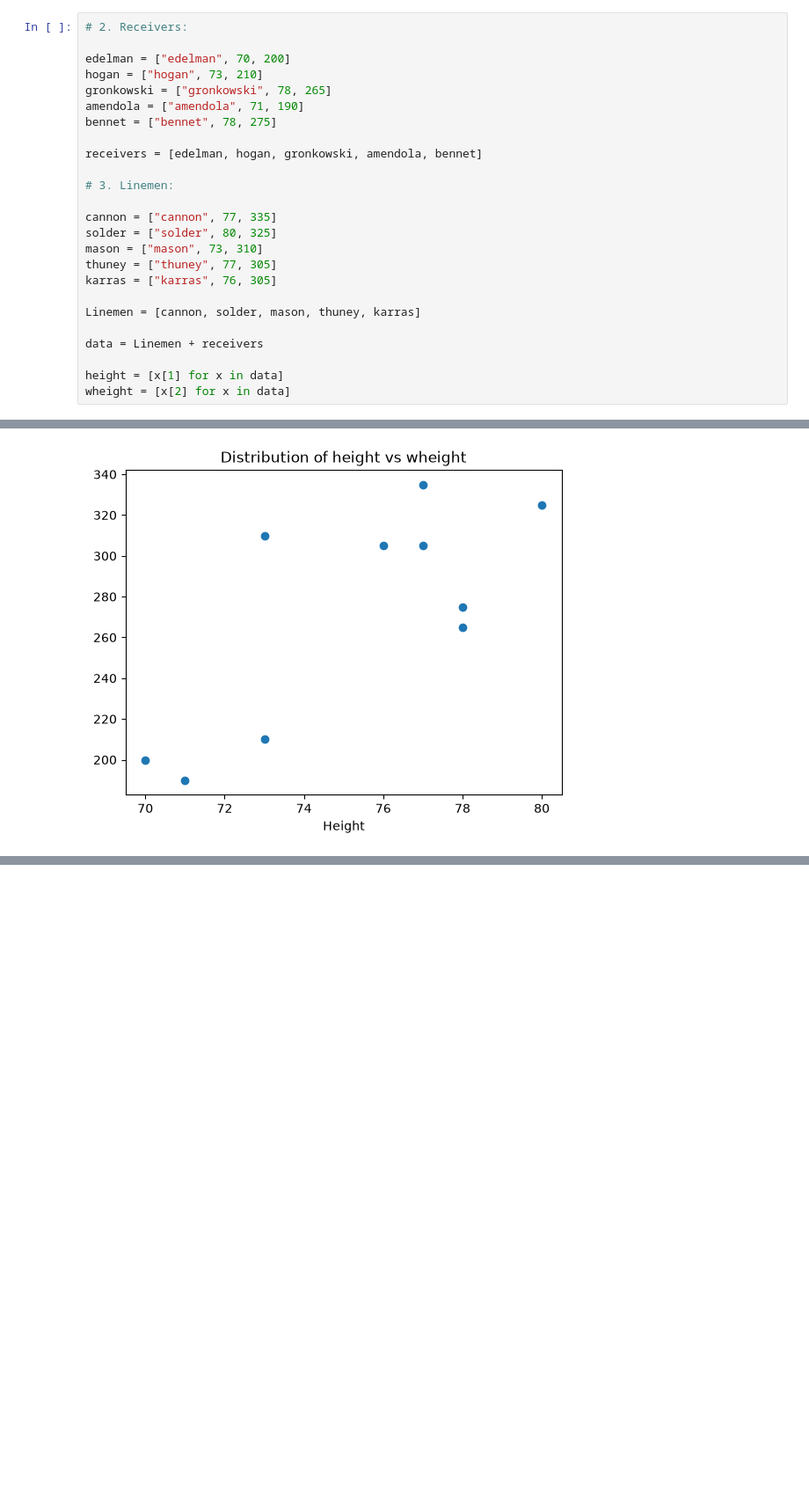
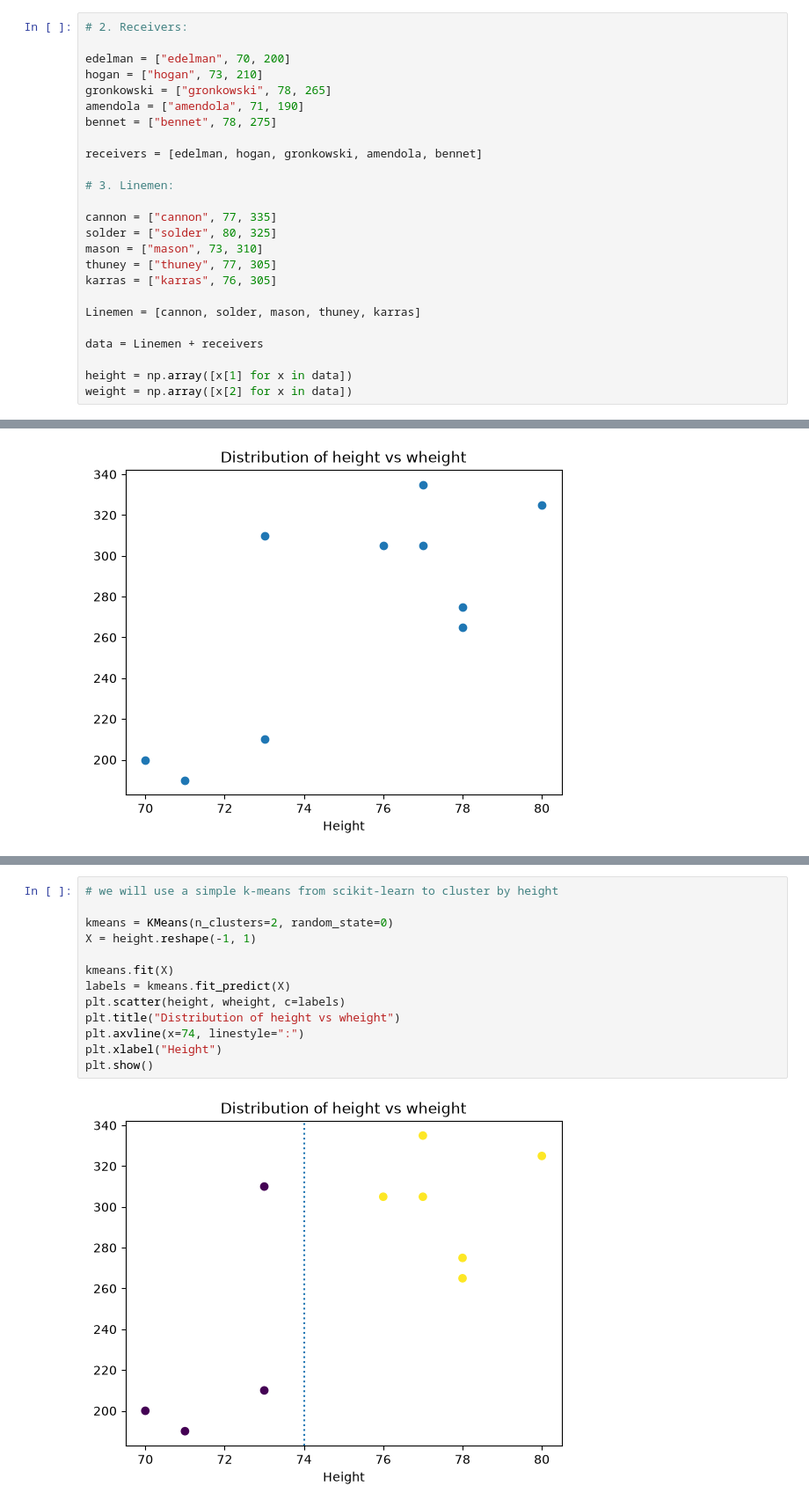
Before and after one commit to FerCorcuera/mit-datascience-6.0002, a Jupyter notebook: notes/11_Introduction_to_ML.ipynb, the cells around one changed output, grey strips where cells are left out. Shown at 88% size. Drawn from its saved outputs; the diff is of its cells as text; blank space fills up the shorter version.

```diff
--- a/notes/11_Introduction_to_ML.ipynb
+++ b/notes/11_Introduction_to_ML.ipynb
@@ -74,8 +76,8 @@ Linemen = [cannon, solder, mason, thuney, karras]
 
 data = Linemen + receivers
 
-height = [x[1] for x in data]
-wheight = [x[2] for x in data]
+height = np.array([x[1] for x in data])
+weight = np.array([x[2] for x in data])
 # %%
 plt.scatter(
     height,
@@ -88,0 +105,15 @@ plt.show()
+# %%
+# we will use a simple k-means from scikit-learn to cluster by height
+
+kmeans = KMeans(n_clusters=2, random_state=0)
+X = height.reshape(-1, 1)
+
+kmeans.fit(X)
+labels = kmeans.fit_predict(X)
+plt.scatter(height, wheight, c=labels)
+plt.title("Distribution of height vs wheight")
+plt.axvline(x=74, linestyle=":")
+plt.xlabel("Height")
+plt.show()
+# %% [output]
+[figure, added]
```
Also changed, not shown: parts of 8 cells of this notebook, 2 other files.
